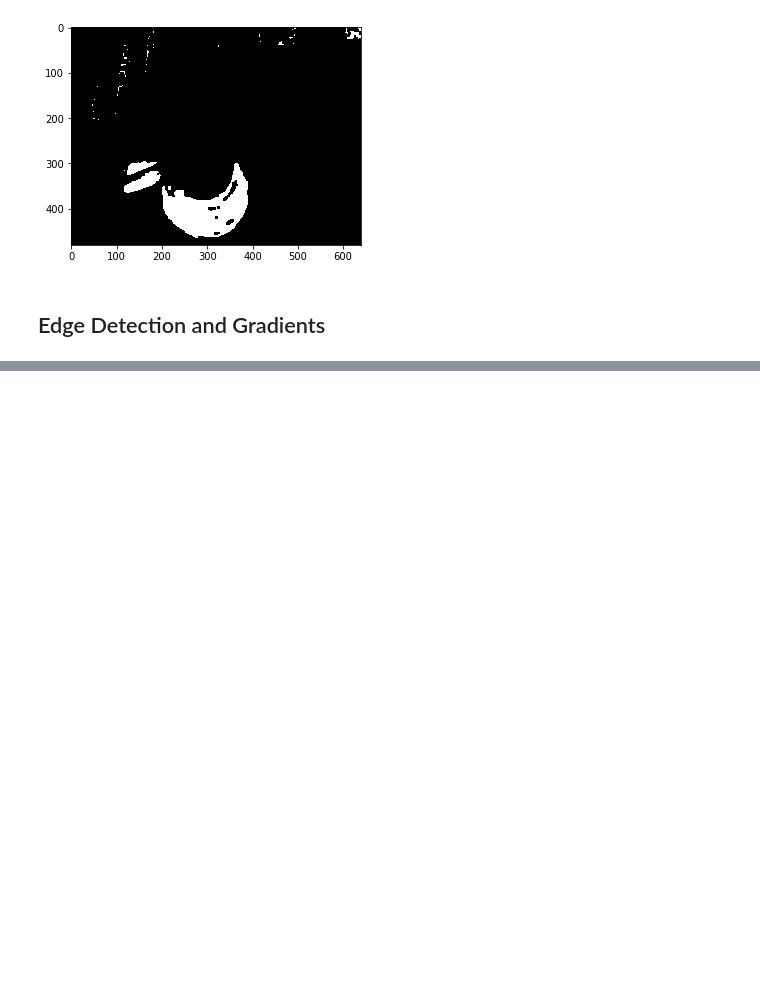
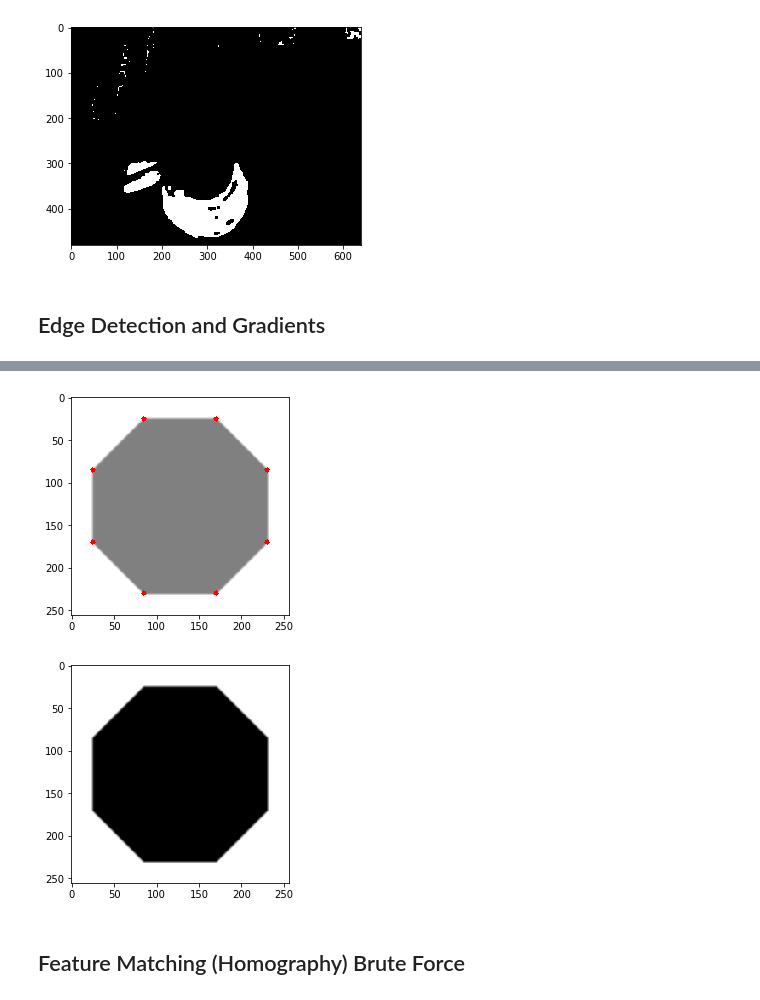
Before and after one commit to xmnlab/notebooks, a Jupyter notebook: cv/OpenCV.ipynb, the cells around one changed output, grey strips where cells are left out. Cells and saved outputs as stored; diff of their text form; code cells hidden in the pictures; blank space fills up the shorter version.

```diff
--- a/cv/OpenCV.ipynb
+++ b/cv/OpenCV.ipynb
@@ -564,0 +733,26 @@ original image
+# %%
+# CV_LOAD_IMAGE_GRAYSCALE
+img = cv2.imread('octagon.png', cv2.IMREAD_COLOR)
+
+gray = bgr2gray(img).astype(np.float32)
+
+corners = cv2.goodFeaturesToTrack(
+    image=gray, maxCorners=100, qualityLevel=0.01, minDistance=10
+).astype(np.int0)
+
+for corner in corners:
+    x, y = corner.ravel()
+    # thickness = -1 is used to fill circle
+    cv2.circle(
+        img=img, center=(x, y), radius=3, color=255, thickness=-1
+    )
+
+plt.imshow(X=img, cmap='gnuplot2')
+plt.show()
+
+plt.close()
+# %% [output]
+[figure, added]
+[figure, added]
+# %% [markdown]
+## Feature Matching (Homography) Brute Force
```
Also changed, not shown: parts of 31 cells of this notebook, 5 other files.
